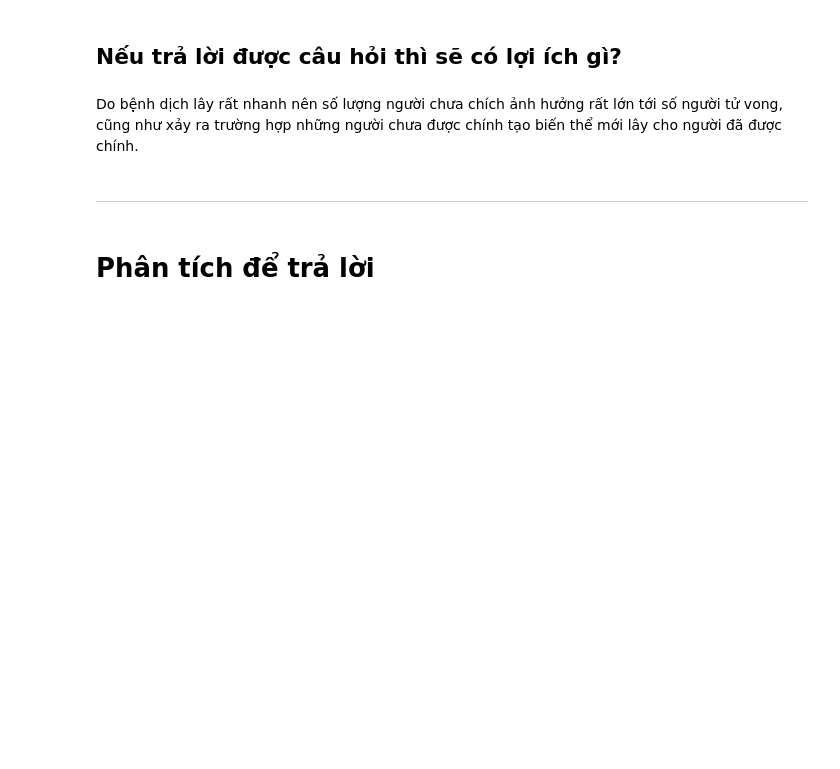
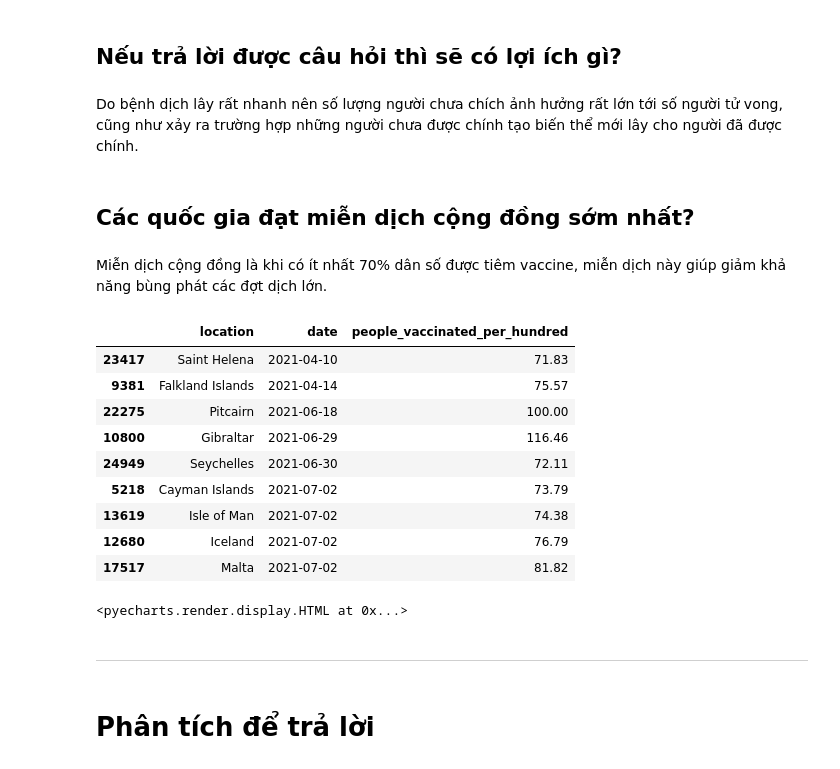
Before and after one commit to FinalProject-P4DS/FinalProject-P4DS, a Jupyter notebook: Final_Project-P4DS.ipynb, the cells around one changed output. Drawn from its saved outputs; the diff is of its cells as text; code cells hidden in the pictures; blank space fills up the shorter version.

Commit message:
Add herd immunity

```diff
--- a/Final_Project-P4DS.ipynb
+++ b/Final_Project-P4DS.ipynb
@@ -447,6 +447,51 @@ not_vaccianted_world_map.render_notebook()
 ## Nếu trả lời được câu hỏi thì sẽ có lợi ích gì?
 # %% [markdown]
 Do bệnh dịch lây rất nhanh nên số lượng người chưa chích ảnh hưởng rất lớn tới số người tử vong, cũng như xảy ra trường hợp những người chưa được chính tạo biến thể mới lây cho người đã được chính.
+# %% [markdown]
+## Các quốc gia đạt miễn dịch cộng đồng sớm nhất?
+# %% [markdown]
+Miễn dịch cộng đồng là khi có ít nhất 70% dân số được tiêm vaccine, miễn dịch này giúp giảm khả năng bùng phát các đợt dịch lớn.
+# %%
+national_vaccinations = national_vacc.sort_values('people_vaccinated_per_hundred').drop_duplicates('location', keep='last')
+herd_immunity_national = national_vaccinations[national_vaccinations['people_vaccinated_per_hundred'] > 70].sort_values('date')[['location', 'date', 'people_vaccinated_per_hundred']]
+herd_immunity_national
+# %% [output]
+|  | location | date | people_vaccinated_per_hundred |
+| 23417 | Saint Helena | 2021-04-10 | 71.83 |
+| 9381 | Falkland Islands | 2021-04-14 | 75.57 |
+| 22275 | Pitcairn | 2021-06-18 | 100.00 |
+| 10800 | Gibraltar | 2021-06-29 | 116.46 |
+| 24949 | Seychelles | 2021-06-30 | 72.11 |
+| 5218 | Cayman Islands | 2021-07-02 | 73.79 |
+| 13619 | Isle of Man | 2021-07-02 | 74.38 |
+| 12680 | Iceland | 2021-07-02 | 76.79 |
+| 17517 | Malta | 2021-07-02 | 81.82 |
+# %%
+country = list(national_vaccinations['location'])
+total_herd_immunity = list(national_vaccinations['people_vaccinated_per_hundred'])
+
+list_herd_immunity = [[country[i], total_herd_immunity[i]] for i in range(len(country))]
+
+herd_immunity_world_map = Map(init_opts = opts.InitOpts(width = "900px", height = "460px"))
+herd_immunity_world_map.add("Total Herd Immunity", list_herd_immunity, maptype = 'world', is_map_symbol_show=False)
+
+herd_immunity_world_map.set_series_opts(label_opts = opts.LabelOpts(is_show = False))
+
+herd_immunity_world_map.set_global_opts(
+    visualmap_opts = opts.VisualMapOpts(max_ = 100, is_piecewise = True, pieces = [
+    {"min": 80},
+    {"min": 70, "max": 79},
+    {"min": 50, "max": 69},
+    {"min": 20, "max": 49},
+    {"min": 10, "max": 19},
+    {"max": 9},
+    ]),
+    legend_opts = opts.LegendOpts(is_show = False),
+)
+
+herd_immunity_world_map.render_notebook()
+# %% [output]
+<pyecharts.render.display.HTML at 0x...>
 # %% [markdown]
 ---
 # %% [markdown]
```
Also changed, not shown: parts of 4 cells of this notebook.
